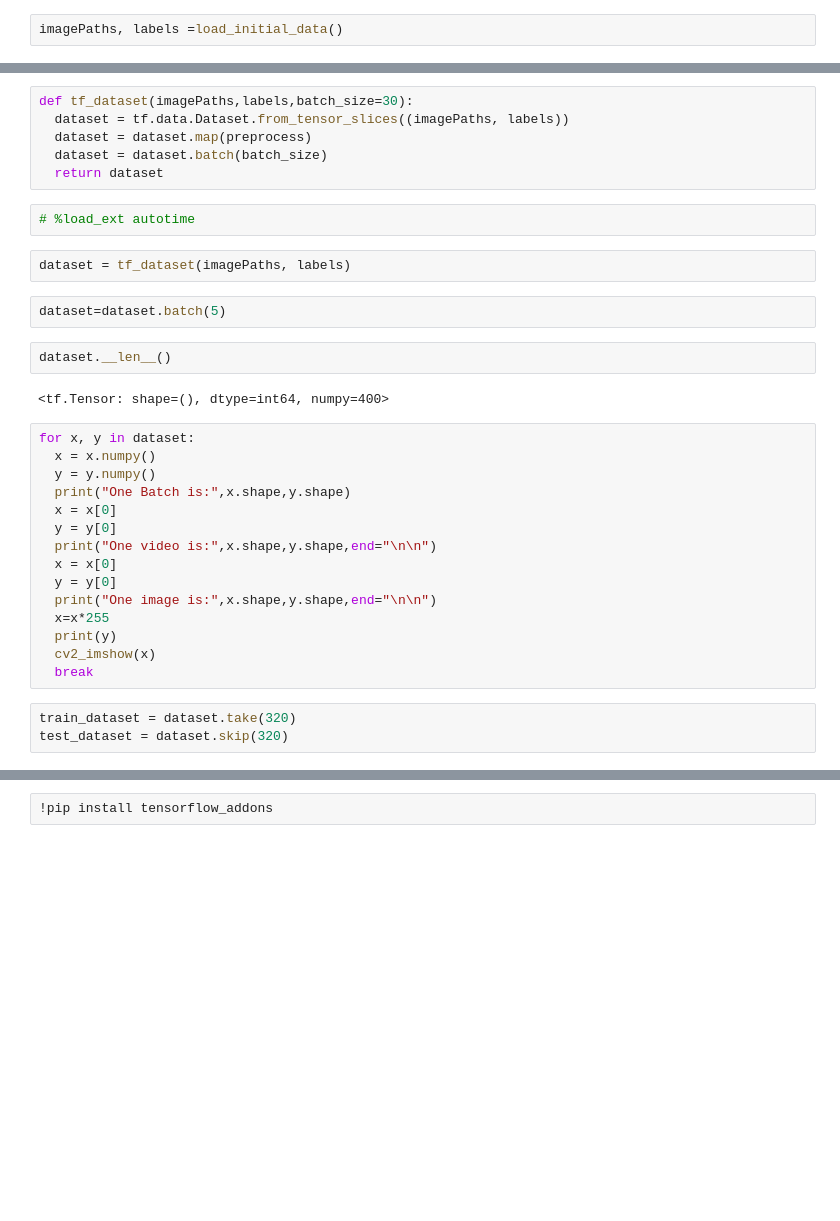
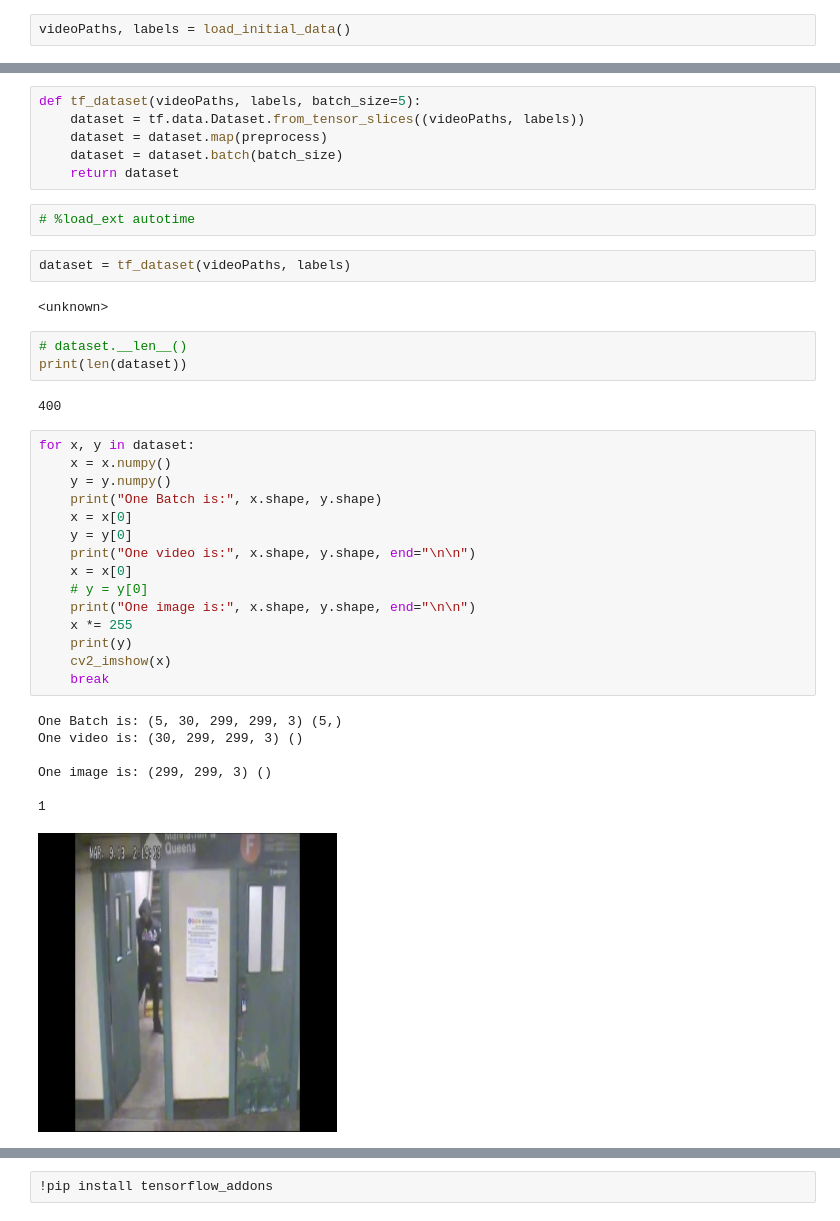
Before and after one commit to utkarshminhas/violence-detection-fyp, a Jupyter notebook: notebooks/jpg_to_tfds.ipynb, the cells around one changed output, grey strips where cells are left out. Cells and saved outputs as stored; diff of their text form; blank space fills up the shorter version.

```diff
--- a/notebooks/jpg_to_tfds.ipynb
+++ b/notebooks/jpg_to_tfds.ipynb
@@ -45,3 +66,3 @@ def load_initial_data():
 # %%
-imagePaths, labels =load_initial_data()
+videoPaths, labels = load_initial_data()
 # %%
@@ -102,34 +115,40 @@ def preprocess(imagePath, label):
 # %%
-def tf_dataset(imagePaths,labels,batch_size=30):
-  dataset = tf.data.Dataset.from_tensor_slices((imagePaths, labels))
-  dataset = dataset.map(preprocess)
-  dataset = dataset.batch(batch_size)
-  return dataset
+def tf_dataset(videoPaths, labels, batch_size=5):
+    dataset = tf.data.Dataset.from_tensor_slices((videoPaths, labels))
+    dataset = dataset.map(preprocess)
+    dataset = dataset.batch(batch_size)
+    return dataset
 # %%
 # %load_ext autotime
 # %%
-dataset = tf_dataset(imagePaths, labels)
+dataset = tf_dataset(videoPaths, labels)
+# %% [output]
+<unknown>
-# %%
-dataset=dataset.batch(5)
-# %%
-dataset.__len__()
-# %% [output]
-<tf.Tensor: shape=(), dtype=int64, numpy=400>
+# %%
+# dataset.__len__()
+print(len(dataset))
+# %% [output]
+400
 # %%
 for x, y in dataset:
-  x = x.numpy()
-  y = y.numpy()
-  print("One Batch is:",x.shape,y.shape)
-  x = x[0]
-  y = y[0]
-  print("One video is:",x.shape,y.shape,end="\n\n")
-  x = x[0]
-  y = y[0]
-  print("One image is:",x.shape,y.shape,end="\n\n")
-  x=x*255
-  print(y)
-  cv2_imshow(x)
-  break
+    x = x.numpy()
+    y = y.numpy()
+    print("One Batch is:", x.shape, y.shape)
+    x = x[0]
+    y = y[0]
+    print("One video is:", x.shape, y.shape, end="\n\n")
+    x = x[0]
+    # y = y[0]
+    print("One image is:", x.shape, y.shape, end="\n\n")
+    x *= 255
+    print(y)
+    cv2_imshow(x)
+    break
+# %% [output]
+One Batch is: (5, 30, 299, 299, 3) (5,)
+One video is: (30, 299, 299, 3) ()
+
+One image is: (299, 299, 3) ()
+
+1
+[figure, added]
-# %%
-train_dataset = dataset.take(320)
-test_dataset = dataset.skip(320)
```
Also changed, not shown: parts of 13 cells of this notebook.
